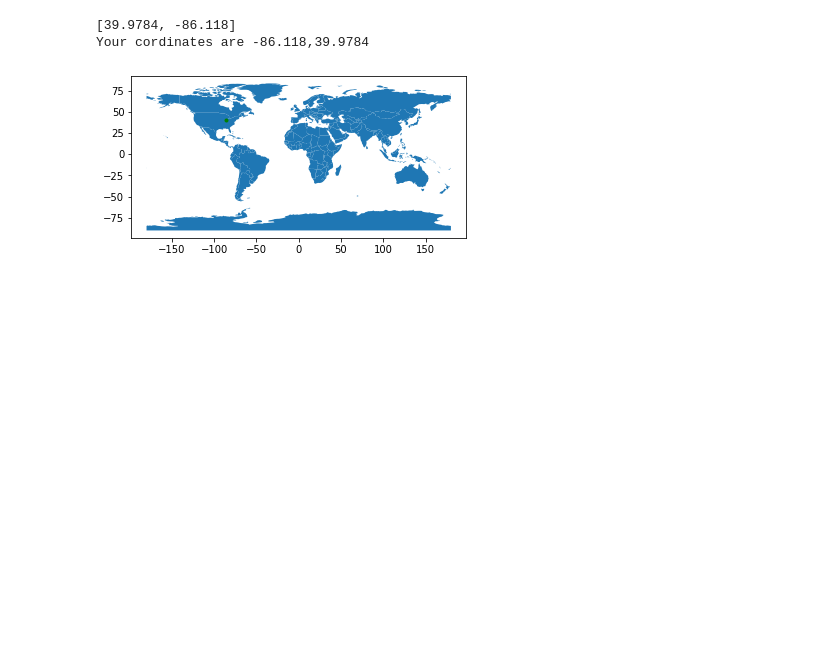
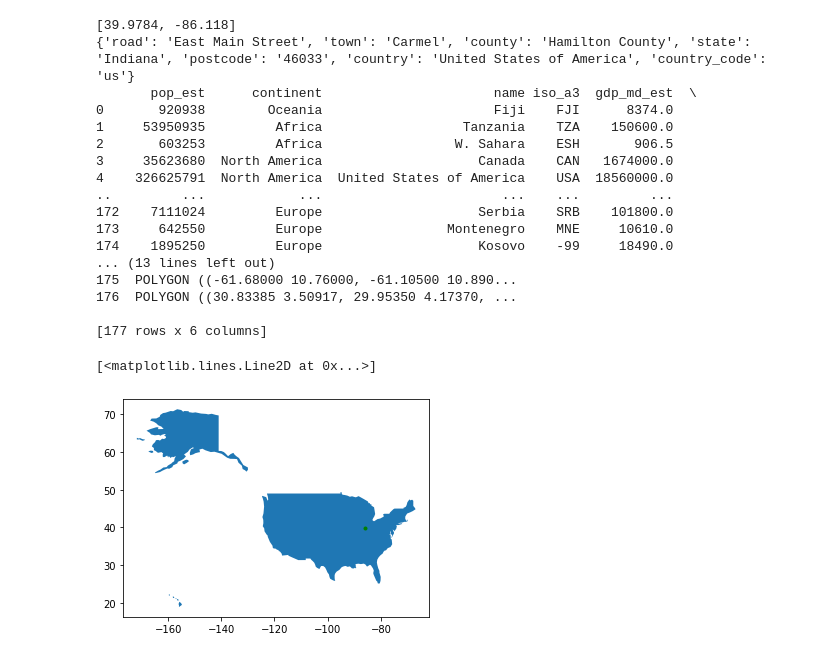
Before and after one commit to iKittyCode/Search-api, a Jupyter notebook: main.ipynb, the cells around one changed output. Cells and saved outputs as stored; diff of their text form; code cells hidden in the pictures; blank space fills up the shorter version.

Commit message:
Made it zoom in on the country you are in

```diff
--- a/main.ipynb
+++ b/main.ipynb
@@ -1,23 +1,59 @@
 # %%
 # Importing depincdes
 import geocoder
+
 import geopandas as gpd
+from geopy.geocoders import Nominatim
 # Doing geloaction
 g = geocoder.ip('me')
+
+geolocator = Nominatim(user_agent="geoapiExercises")
+
+
  # finding lat and long
 latlng = g.latlng
+print(latlng)
 # making them convert to strings
-convertedlat = str(latlng[1])
-convertlong = str(latlng[0])
+Latitude = str(latlng[0])
+Longitude = str(latlng[1])
+
+#Latitude = "25.594095"
+#Longitude = "85.137566"
+
+location = geolocator.reverse(Latitude+","+Longitude, exactly_one=True)
+
+print(address)
+# Display
+address = location.raw['address']
 # Creating a world
 world = gpd.read_file( gpd.datasets.get_path('naturalearth_lowres') )
 # Showing the world
-ax = world.plot()
+print(world)
+
+
+ax = world[world.name == address['country']].plot()
+
 # plotting cordinates on the world
 ax.plot(latlng[1], latlng[0],  marker= ".", color="green" )
 # printing corrdinates
-print("Your cordinates are " + convertedlat + ',' + convertlong)
+# print("Your cordinates are " + convertedlat + ',' + convertlong)
 # %% [output]
 [39.9784, -86.118]
-Your cordinates are -86.118,39.9784
+{'road': 'East Main Street', 'town': 'Carmel', 'county': 'Hamilton County', 'state': 'Indiana', 'postcode': '46033', 'country': 'United States of America', 'country_code': 'us'}
+       pop_est      continent                      name iso_a3  gdp_md_est  \
+0       920938        Oceania                      Fiji    FJI      8374.0
+1     53950935         Africa                  Tanzania    TZA    150600.0
+2       603253         Africa                 W. Sahara    ESH       906.5
+3     35623680  North America                    Canada    CAN   1674000.0
+4    326625791  North America  United States of America    USA  18560000.0
+..         ...            ...                       ...    ...         ...
+172    7111024         Europe                    Serbia    SRB    101800.0
+173     642550         Europe                Montenegro    MNE     10610.0
+174    1895250         Europe                    Kosovo    -99     18490.0
+... (13 lines left out)
+175  POLYGON ((-61.68000 10.76000, -61.10500 10.890...
+176  POLYGON ((30.83385 3.50917, 29.95350 4.17370, ...
+
+[177 rows x 6 columns]
+[<matplotlib.lines.Line2D at 0x...>]
-[figure, old version]
+[figure, new version]
```
